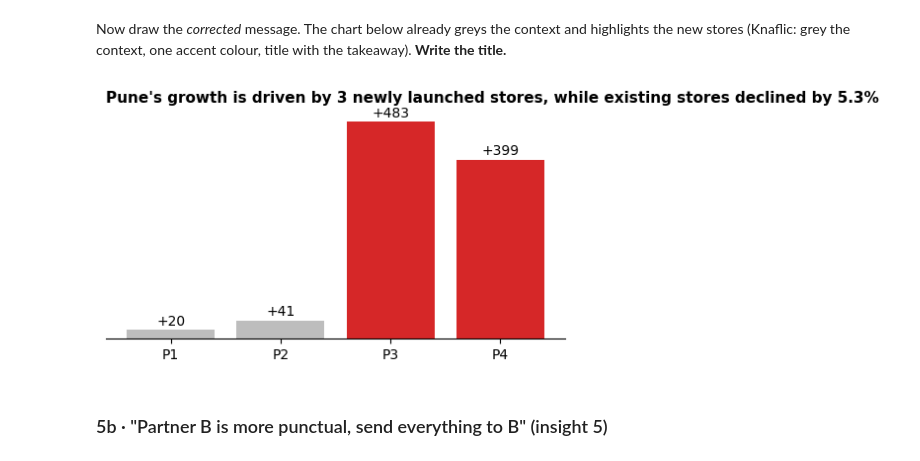
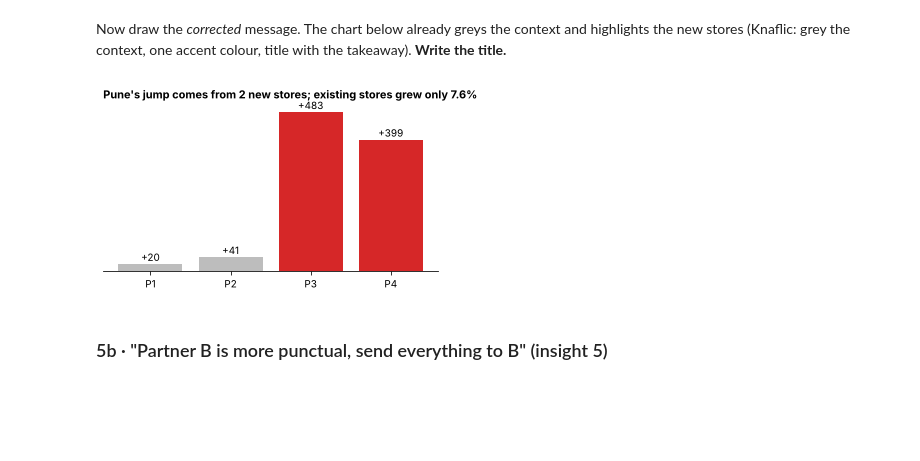
Before and after one commit to SaharshYSS/VDUI_Assignment4, a Jupyter notebook: Unit4_ppt3_activity.ipynb, the cells around one changed output. Cells and saved outputs as stored; diff of their text form; code cells hidden in the pictures; blank space fills up the shorter version.

```diff
--- a/Unit4_ppt3_activity.ipynb
+++ b/Unit4_ppt3_activity.ipynb
@@ -385,17 +385,17 @@ like_for_like_pct = ((q3_val - q2_val) / q2_val) * 100
 # %% [markdown]
 Now draw the *corrected* message. The chart below already greys the context and highlights the new stores (Knaflic: grey the context, one accent colour, title with the takeaway). **Write the title.**
 # %%
-title = "Pune's growth is driven by 3 newly launched stores, while existing stores declined by 5.3%"
+title = "Pune's jump comes from 2 new stores; existing stores grew only 7.6%"
 
 change = by_store[3] - by_store[2]
 colors = ["#bdbdbd" if s in ("P1", "P2") else "#d62728" for s in by_store.index]
 fig, ax = plt.subplots(figsize=(6, 3))
 ax.bar(change.index, change.values, color=colors)
 for x, v in zip(change.index, change.values):
     ax.text(x, v + 10, f"{v:+d}", ha="center")
 ax.set_yticks([]); ax.spines["left"].set_visible(False)
 ax.set_title(title if title else "(write a takeaway title)", loc="left", fontsize=11, fontweight="bold")
 plt.show()
 # %% [output]
-[figure, old version]
+[figure, new version]
 # %%
```
Also changed, not shown: parts of 2 cells of this notebook, 1 other file.
